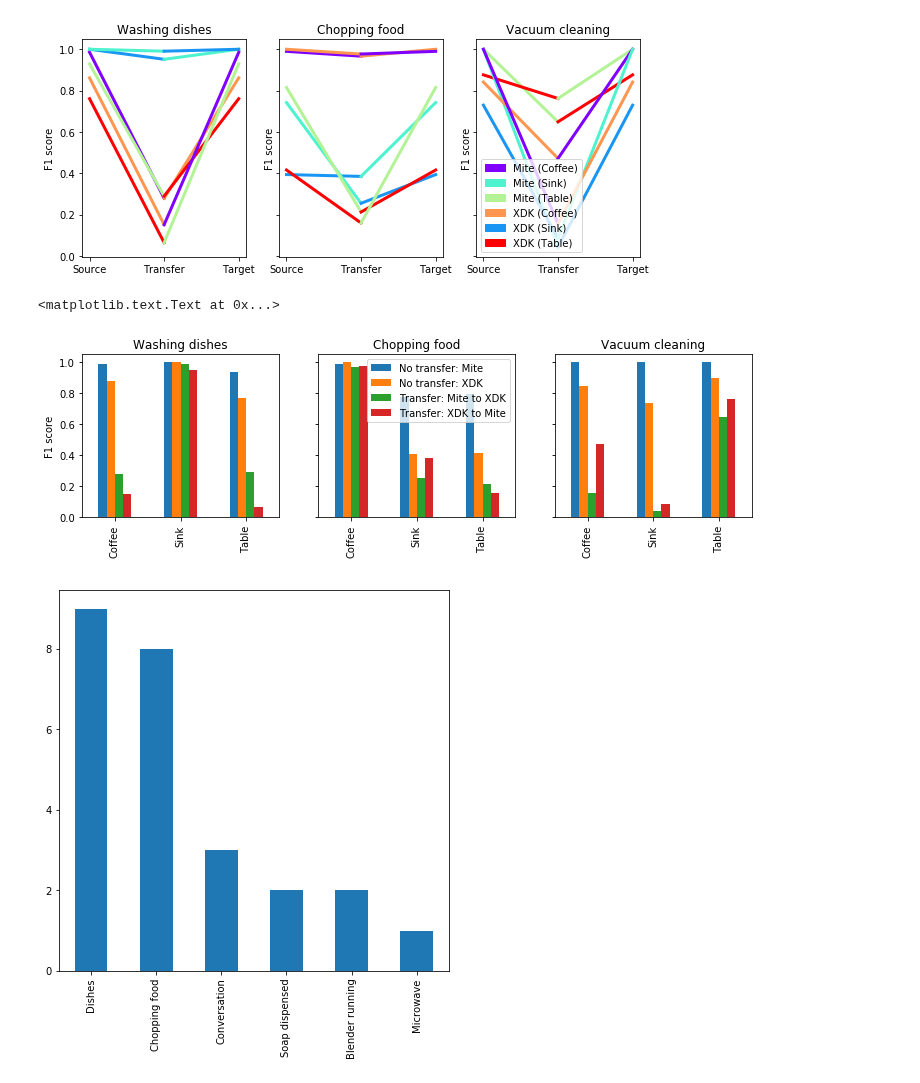
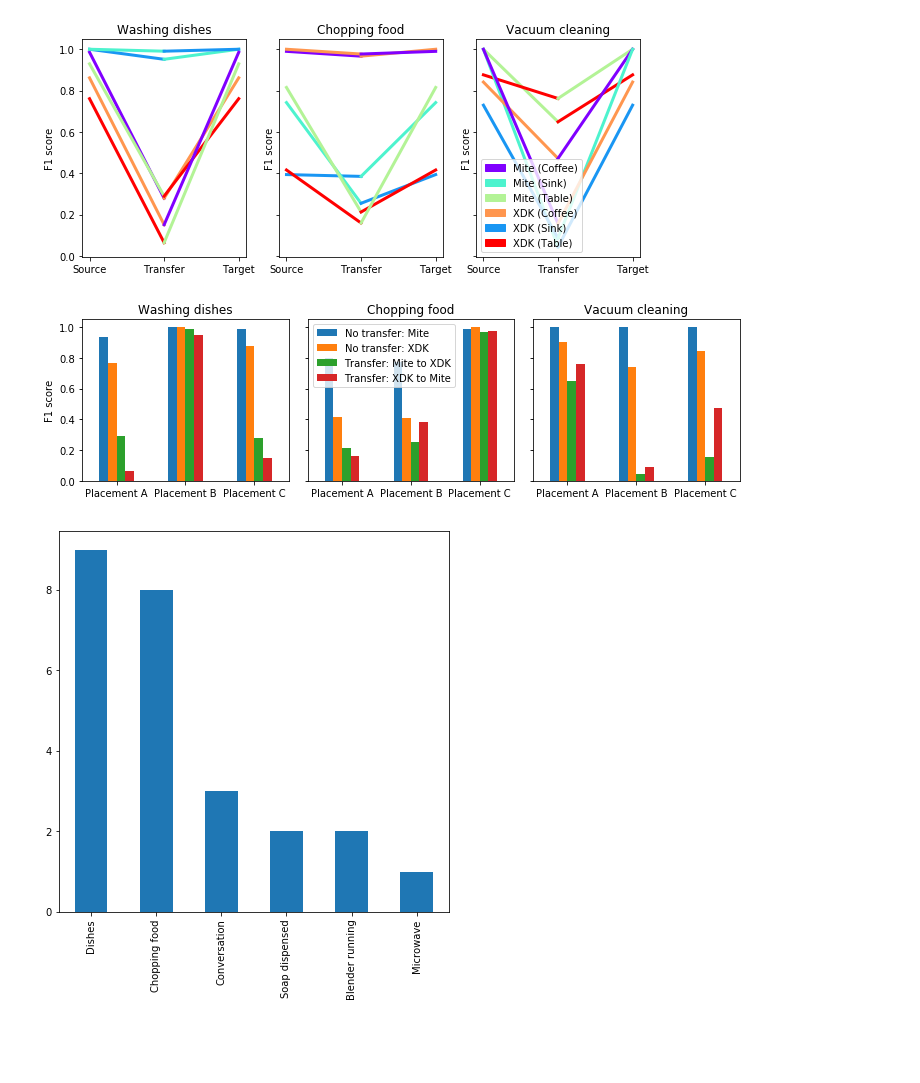
Before and after one commit to matus-tomlein/transfer-learning-playground, a Jupyter notebook: notebooks/single-activity-models/across-devices-analysis.ipynb, the cells around one changed output. Saved outputs shown, nothing was run; the diff lists cells and outputs as text; code cells hidden in the pictures; blank space fills up the shorter version.

```diff
--- a/notebooks/single-activity-models/across-devices-analysis.ipynb
+++ b/notebooks/single-activity-models/across-devices-analysis.ipynb
@@ -270,7 +281,14 @@ use_colors, use_markers = scatter_with_3_dims(
 'OK'
 [figure]
 # %%
-plt.rcParams["figure.figsize"] = (12, 3)
+def rename_labels(df_plot, column):
+    df_plot = df_plot.copy()
+    df_plot[column] = df_plot[column].replace('Coffee', 'Placement C')
+    df_plot[column] = df_plot[column].replace('Sink', 'Placement B')
+    df_plot[column] = df_plot[column].replace('Table', 'Placement A')
+    return df_plot
+
+plt.rcParams["figure.figsize"] = (10, 3)
 fig, axes = plt.subplots(1, 3, sharex=True, sharey=True)
 
 df_transfer_within_place = df.loc[df.source_placement == df.target_placement]
@@ -286,6 +304,9 @@ df_transfer_within_place = df_transfer_within_place.loc[df_transfer_within_place
 df_transfer_within_place = df_transfer_within_place.loc[df_transfer_within_place.features_name == 'All']
 
 df_transfer_within_place = df_transfer_within_place.loc[df_transfer_within_place.source_room == 'synergy']
+
+df_transfer_within_place = rename_labels(df_transfer_within_place, 'source_placement')
+df_transfer_within_place = rename_labels(df_transfer_within_place, 'target_placement')
 
 __df = df_transfer_within_place.loc[df_transfer_within_place.label == 'Dishes']
 __df = __df.loc[__df.source_dataset == 'synergy-final-iter1']
@@ -303,42 +324,48 @@ plt.title('Washing dishes')
 plt.legend().remove()
 plt.xlabel('')
 plt.ylabel('F1 score')
+plt.xticks(rotation=0)
 
 __df = df_transfer_within_place.loc[df_transfer_within_place.label == 'Chopping food']
 __df = __df.loc[__df.source_dataset == 'synergy-final-iter1']
 __df = __df.loc[__df.target_dataset == 'synergy-final-iter1']
 __df_mite = __df.loc[__df.target_device_type == 'Mite']
 __df_xdk = __df.loc[__df.target_device_type == 'XDK']
 pd.DataFrame({
     'No transfer: Mite': __df_mite.groupby(['source_placement'])['f1_target_wt'].mean(),
     'No transfer: XDK': __df_xdk.groupby(['source_placement'])['f1_target_wt'].mean(),
     'Transfer: XDK to Mite': __df_mite.groupby(['source_placement'])['f1'].mean(),
     'Transfer: Mite to XDK': __df_xdk.groupby(['source_placement'])['f1'].mean()
 }).plot.bar(ax=axes[1])
 matplotlib.pyplot.sca(axes[1])
 plt.title('Chopping food')
 plt.legend().remove()
 plt.xlabel('')
-plt.legend(loc=1)
+plt.legend(loc=0)
+plt.xticks(rotation=0)
 
 __df = df_transfer_within_place.loc[df_transfer_within_place.label == 'Vacuum cleaning']
 __df = __df.loc[__df.source_dataset == 'synergy-final-iter5']
 __df = __df.loc[__df.target_dataset == 'synergy-final-iter5']
 __df_mite = __df.loc[__df.target_device_type == 'Mite']
 __df_xdk = __df.loc[__df.target_device_type == 'XDK']
 pd.DataFrame({
     'No transfer: Mite': __df_mite.groupby(['source_placement'])['f1_target_wt'].mean(),
     'No transfer: XDK': __df_xdk.groupby(['source_placement'])['f1_target_wt'].mean(),
     'Transfer: XDK to Mite': __df_mite.groupby(['source_placement'])['f1'].mean(),
     'Transfer: Mite to XDK': __df_xdk.groupby(['source_placement'])['f1'].mean()
 }).plot.bar(ax=axes[2])
 matplotlib.pyplot.sca(axes[2])
 plt.title('Vacuum cleaning')
 plt.legend().remove()
 plt.xlabel('')
+plt.xticks(rotation=0)
+
+plt.tight_layout()
+plt.savefig('../plots/across_device_different_placements.pdf')
+plt.show()
 # %% [output]
-<matplotlib.text.Text at 0x...>
-[figure, old version]
+[figure, new version]
 # %%
 df_transfer_within_place = only_best.loc[only_best.source_placement == only_best.target_placement]
 df_transfer_within_place = df_transfer_within_place.loc[df_transfer_within_place.source_room == df_transfer_within_place.target_room]
```
Also changed, not shown: parts of 3 cells of this notebook, 50 other files.
